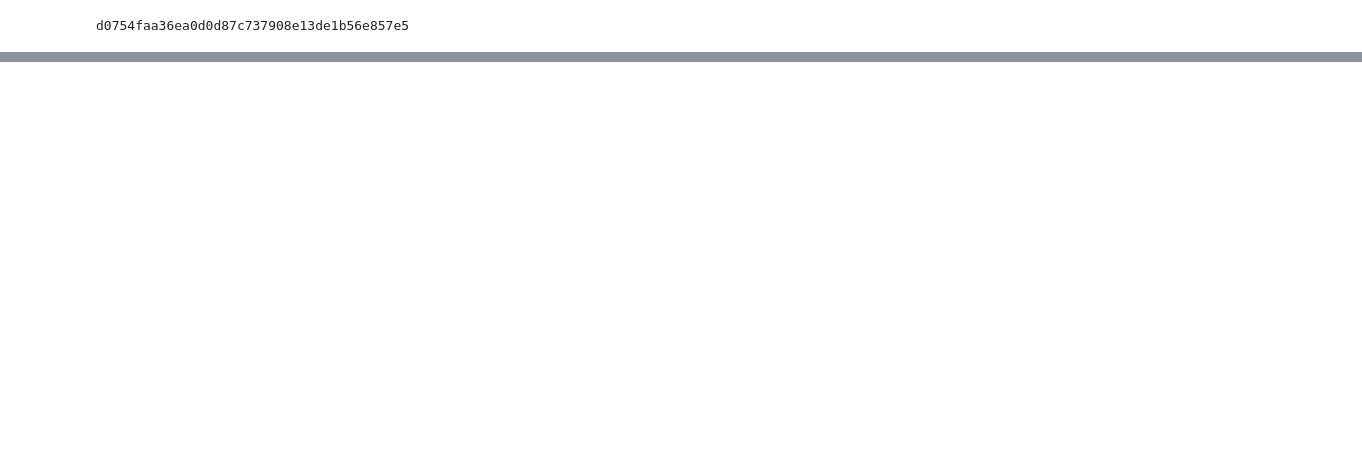
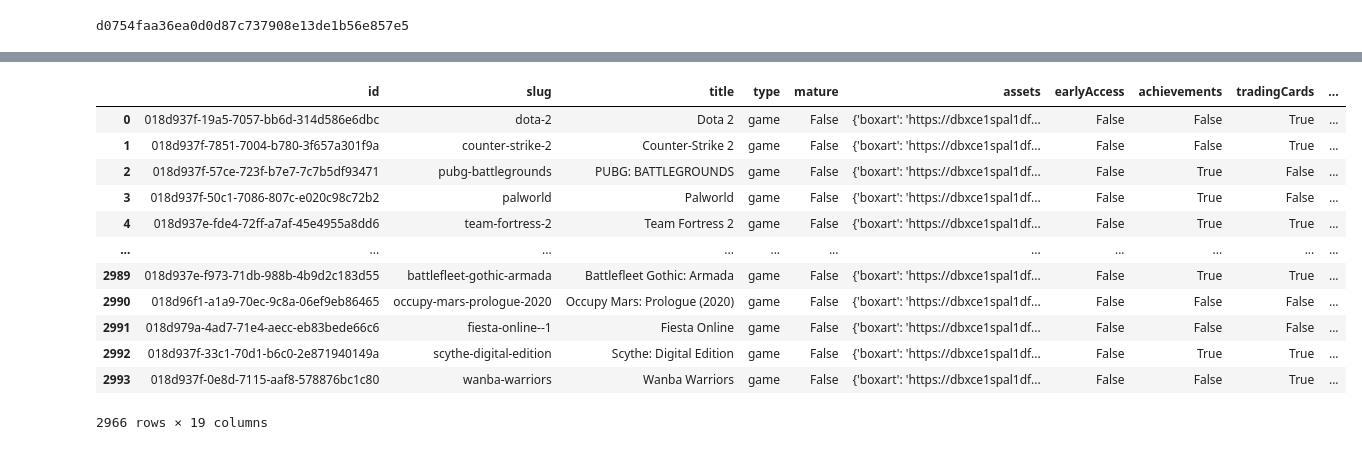
Before and after one commit to xiaotojohn/steamproject, a Jupyter notebook: data_verification.ipynb, the cells around one changed output, grey strips where cells are left out. Drawn from its saved outputs; the diff is of its cells as text; code cells hidden in the pictures; blank space fills up the shorter version.

```diff
--- a/data_verification.ipynb
+++ b/data_verification.ipynb
@@ -52,3 +74,14 @@ df = pd.merge(df_game_info, df_price_history, on='id', how='inner')
+# %%
+# remove duplicates before merging
+
+df_game_info.drop_duplicates('id', inplace=True)
+df_price_history.drop_duplicates('id', inplace=True)
+# merge the two dataframes
+
+df = pd.merge(df_game_info, df_price_history, on='id', how='inner')
 # %%
 df_without_history = df[df['price_history'] == '[]']
 df_without_history.to_csv('anydeal_without_history.csv')
+# %%
+# remove rows without price history
+df.drop(df[df['price_history'] == '[]'].index, inplace=True)
@@ -54,0 +90,16 @@ df_without_history.to_csv('anydeal_without_history.csv')
+# %%
+df
+# %% [output]
+|  | id | slug | title | type | mature | assets | earlyAccess | achievements | tradingCards | ... |
+| 0 | 018d937f-19a5-7057-bb6d-314d586e6dbc | dota-2 | Dota 2 | game | False | {'boxart': 'https://dbxce1spal1df... | False | False | True | ... |
+| 1 | 018d937f-7851-7004-b780-3f657a301f9a | counter-strike-2 | Counter-Strike 2 | game | False | {'boxart': 'https://dbxce1spal1df... | False | False | True | ... |
+| 2 | 018d937f-57ce-723f-b7e7-7c7b5df93471 | pubg-battlegrounds | PUBG: BATTLEGROUNDS | game | False | {'boxart': 'https://dbxce1spal1df... | False | True | False | ... |
+| 3 | 018d937f-50c1-7086-807c-e020c98c72b2 | palworld | Palworld | game | False | {'boxart': 'https://dbxce1spal1df... | False | True | False | ... |
+| 4 | 018d937e-fde4-72ff-a7af-45e4955a8dd6 | team-fortress-2 | Team Fortress 2 | game | False | {'boxart': 'https://dbxce1spal1df... | False | True | True | ... |
+| ... | ... | ... | ... | ... | ... | ... | ... | ... | ... | ... |
+| 2989 | 018d937e-f973-71db-988b-4b9d2c183d55 | battlefleet-gothic-armada | Battlefleet Gothic: Armada | game | False | {'boxart': 'https://dbxce1spal1df... | False | True | True | ... |
+| 2990 | 018d96f1-a1a9-70ec-9c8a-06ef9eb86465 | occupy-mars-prologue-2020 | Occupy Mars: Prologue (2020) | game | False | {'boxart': 'https://dbxce1spal1df... | False | False | False | ... |
+| 2991 | 018d979a-4ad7-71e4-aecc-eb83bede66c6 | fiesta-online--1 | Fiesta Online | game | False | {'boxart': 'https://dbxce1spal1df... | False | False | False | ... |
+| 2992 | 018d937f-33c1-70d1-b6c0-2e871940149a | scythe-digital-edition | Scythe: Digital Edition | game | False | {'boxart': 'https://dbxce1spal1df... | False | True | True | ... |
+| 2993 | 018d937f-0e8d-7115-aaf8-578876bc1c80 | wanba-warriors | Wanba Warriors | game | False | {'boxart': 'https://dbxce1spal1df... | False | False | True | ... |
+2966 rows × 19 columns
```
Also changed, not shown: parts of 14 cells of this notebook, 4 other files.
